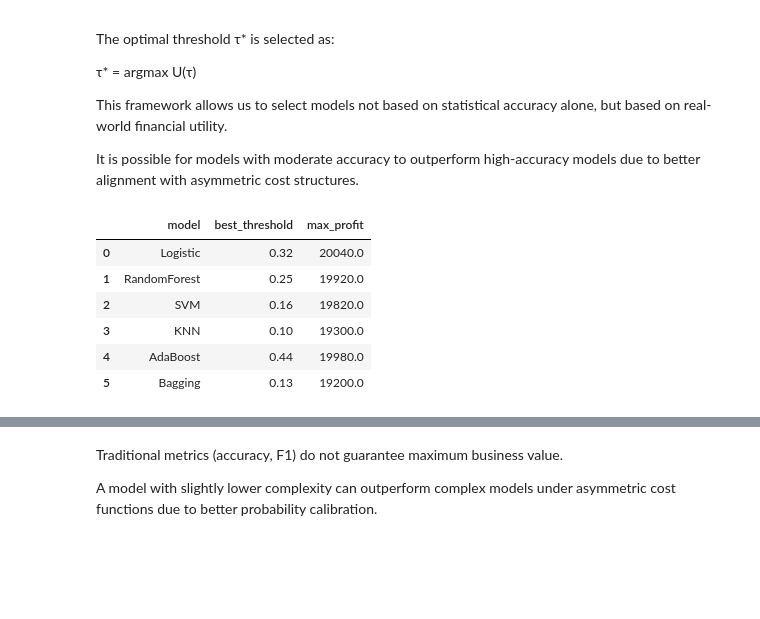
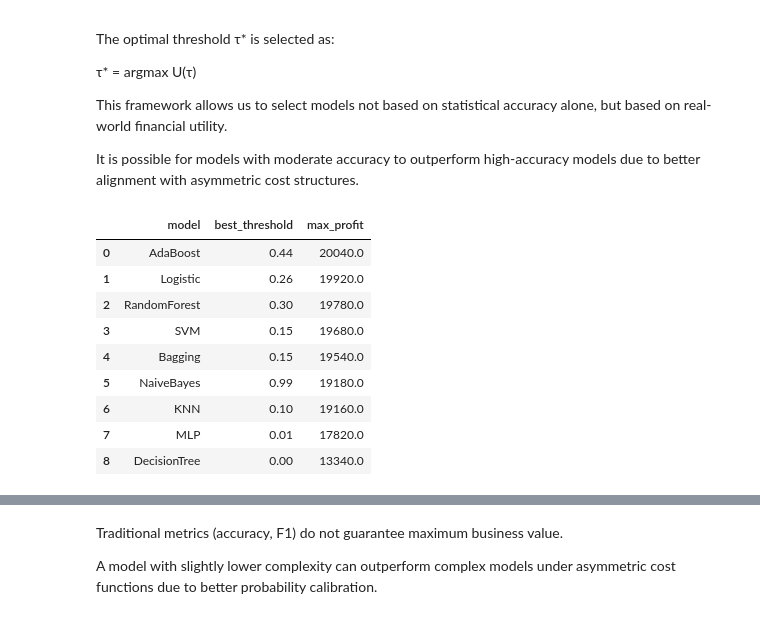
Before and after one commit to fermow/SBU-Data-Science-2026, a Jupyter notebook: Assignment_3/jupyter_notebook_and_reports/02_feature_engineering.ipynb, the cells around one changed output, grey strips where cells are left out. Cells and saved outputs as stored; diff of their text form; code cells hidden in the pictures; blank space fills up the shorter version.

```diff
--- a/Assignment_3/jupyter_notebook_and_reports/02_feature_engineering.ipynb
+++ b/Assignment_3/jupyter_notebook_and_reports/02_feature_engineering.ipynb
@@ -32,4 +32,13 @@ df["TotalCharges"].isnull().sum()
 # %% [output]
 np.int64(8)
 # %%
+df["TotalCharges"] = pd.to_numeric(df["TotalCharges"], errors="coerce")
+
+# Conditional imputation based on tenure cohort
+bins_x = [0, 12, 24, 36, 48, 60, float("inf")]
+labels_x = ["0-12", "12-24", "24-36", "36-48", "48-60", "60+"]
+tenure_cohort = pd.cut(df["tenure"], bins=bins_x, labels=labels_x)
+cohort_medians = df.groupby(tenure_cohort, observed=True)["TotalCharges"].median()
+df["TotalCharges"] = df["TotalCharges"].fillna(tenure_cohort.map(cohort_medians))
 df["TotalCharges"] = df["TotalCharges"].fillna(df["TotalCharges"].median())
+df["TotalCharges"].isnull().sum()
@@ -59,7 +70,8 @@ We count the number of active services per customer.
 # %%
 service_cols = [
 "PhoneService","OnlineSecurity","OnlineBackup",
-"DeviceProtection","TechSupport","StreamingTV","StreamingMovies"
+"DeviceProtection","TechSupport","StreamingTV","StreamingMovies",
+"MultipleLines"
 ]
 
 df["TotalServices"] = (
@@ -69,7 +81,8 @@ df["TotalServices"] = (
     (df["DeviceProtection"] == "Yes").astype(int) +
     (df["TechSupport"] == "Yes").astype(int) +
     (df["StreamingTV"] == "Yes").astype(int) +
-    (df["StreamingMovies"] == "Yes").astype(int)
+    (df["StreamingMovies"] == "Yes").astype(int) +
+    (df["MultipleLines"] == "Yes").astype(int)
 )
 # %%
 df["TotalServices"].describe()
@@ -702,7 +715,7 @@ import matplotlib.pyplot as plt
 mlp = ImbPipeline([
     ("preprocess", preprocess),
     ("smote", SMOTE(random_state=42)),
-    ("clf", MLPClassifier(random_state=42, max_iter=300))
+    ("clf", MLPClassifier(random_state=42, max_iter=1000))
 ])
 mlp.fit(X_train, y_train)
 
@@ -1183,34 +1196,43 @@ def compute_profit_curve(y_true, y_proba):
 # %%
 models = {
     "Logistic": best_log,
     "RandomForest": best_rf,
     "SVM": best_svm,
     "KNN": best_knn,
     "AdaBoost": ada,
-    "Bagging": bag
+    "Bagging": bag,
+    "DecisionTree": dt,
+    "NaiveBayes": nb,
+    "MLP": mlp
 }
 
 results_summary = []
 
 for name, model in models.items():
     proba = model.predict_proba(X_test)[:, 1]
 
     df_curve, best = compute_profit_curve(y_test, proba)
 
     results_summary.append({
         "model": name,
         "best_threshold": best["threshold"],
         "max_profit": best["profit"]
     })
 
 final_df = pd.DataFrame(results_summary)
 
+# Sort by profit descending
+final_df = final_df.sort_values("max_profit", ascending=False).reset_index(drop=True)
+
 final_df
 # %% [output]
 |  | model | best_threshold | max_profit |
-| 0 | Logistic | 0.32 | 20040.0 |
-| 1 | RandomForest | 0.25 | 19920.0 |
-| 2 | SVM | 0.16 | 19820.0 |
-| 3 | KNN | 0.10 | 19300.0 |
-| 4 | AdaBoost | 0.44 | 19980.0 |
-| 5 | Bagging | 0.13 | 19200.0 |
+| 0 | AdaBoost | 0.44 | 20040.0 |
+| 1 | Logistic | 0.26 | 19920.0 |
+| 2 | RandomForest | 0.30 | 19780.0 |
+| 3 | SVM | 0.15 | 19680.0 |
+| 4 | Bagging | 0.15 | 19540.0 |
+| 5 | NaiveBayes | 0.99 | 19180.0 |
+| 6 | KNN | 0.10 | 19160.0 |
+| 7 | MLP | 0.01 | 17820.0 |
+| 8 | DecisionTree | 0.00 | 13340.0 |
```
Also changed, not shown: parts of 24 cells of this notebook, 2 other files.
